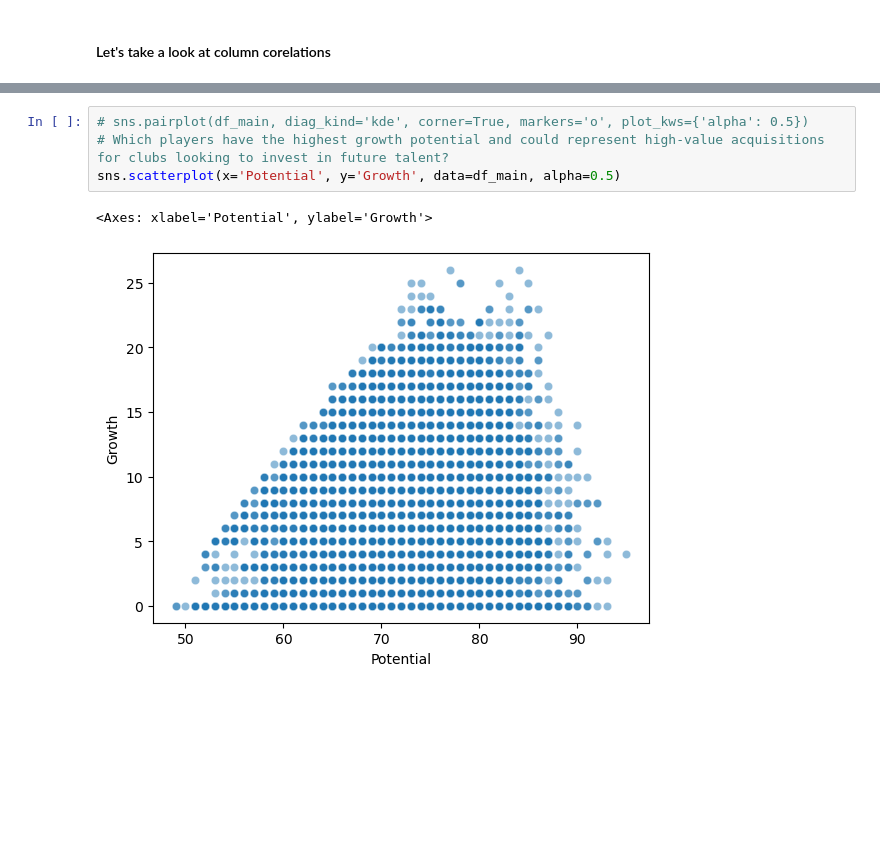
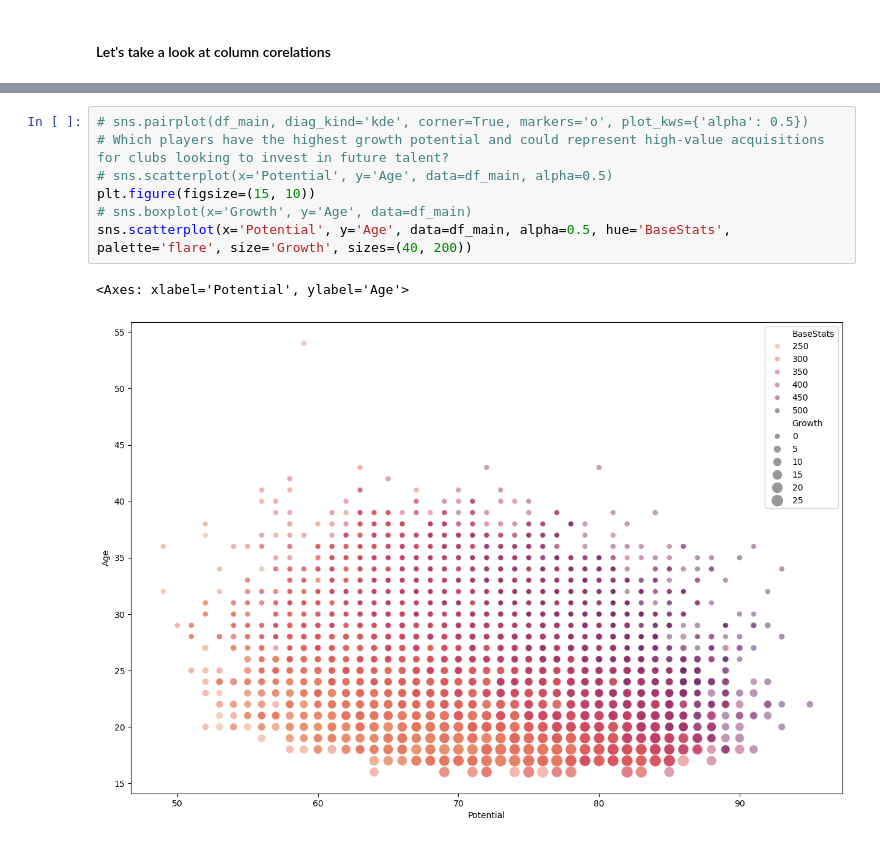
Before and after one commit to MackiGumle/ZSU, a Jupyter notebook: Project1/main.ipynb, the cells around one changed output, grey strips where cells are left out. Saved outputs shown, nothing was run; the diff lists cells and outputs as text; blank space fills up the shorter version.

```diff
--- a/Project1/main.ipynb
+++ b/Project1/main.ipynb
@@ -182,7 +174,10 @@ plt.show()
 # %%
 # sns.pairplot(df_main, diag_kind='kde', corner=True, markers='o', plot_kws={'alpha': 0.5})
 # Which players have the highest growth potential and could represent high-value acquisitions for clubs looking to invest in future talent?
-sns.scatterplot(x='Potential', y='Growth', data=df_main, alpha=0.5)
+# sns.scatterplot(x='Potential', y='Age', data=df_main, alpha=0.5)
+plt.figure(figsize=(15, 10))
+# sns.boxplot(x='Growth', y='Age', data=df_main)
+sns.scatterplot(x='Potential', y='Age', data=df_main, alpha=0.5, hue='BaseStats', palette='flare', size='Growth', sizes=(40, 200))
 # %% [output]
-<Axes: xlabel='Potential', ylabel='Growth'>
+<Axes: xlabel='Potential', ylabel='Age'>
-[figure, old version]
+[figure, new version]
```
Also changed, not shown: parts of 3 cells of this notebook.
